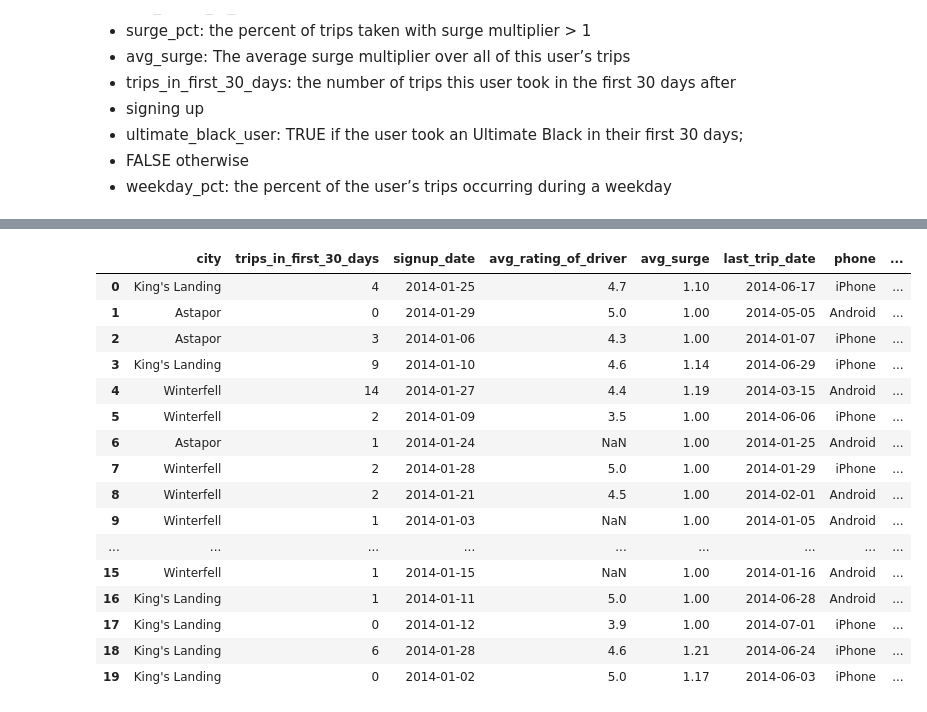
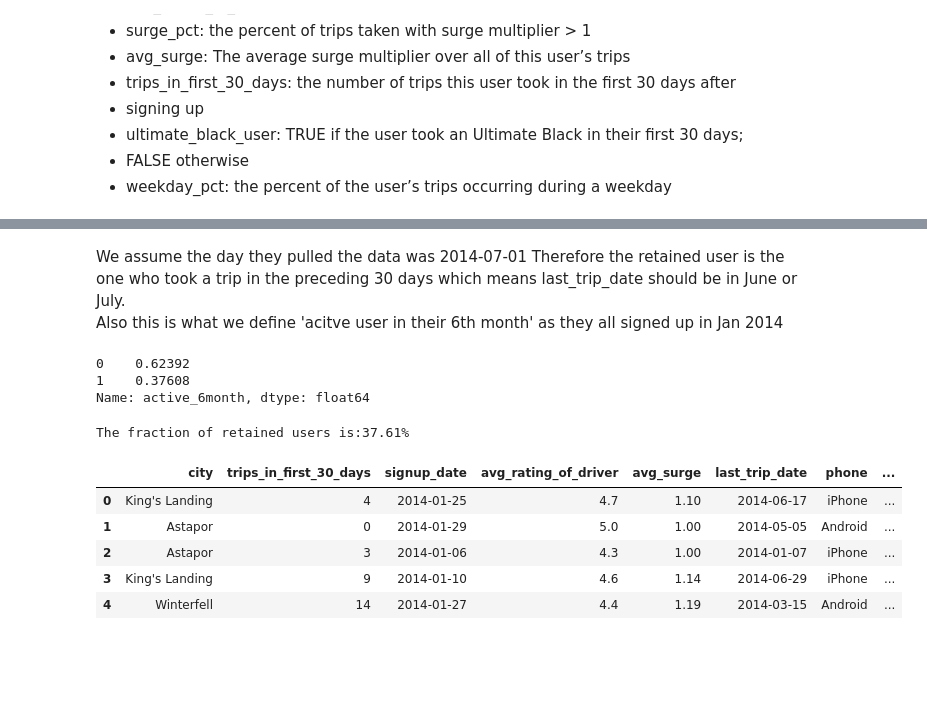
Before and after one commit to yoyo6022/Springboard-hands-on-project, a Jupyter notebook: ultimate_challenge/Ultimate_Challenge.ipynb, the cells around one changed output, grey strips where cells are left out. Cells and saved outputs as stored; diff of their text form; code cells hidden in the pictures; blank space fills up the shorter version.

```diff
--- a/ultimate_challenge/Ultimate_Challenge.ipynb
+++ b/ultimate_challenge/Ultimate_Challenge.ipynb
@@ -768,0 +803,2 @@ df2 = pd.read_json('ultimate_data_challenge.json')
+# %%
+df2.phone.fillna('None', inplace=True)
@@ -768,0 +832,4 @@ df2 = pd.read_json('ultimate_data_challenge.json')
+# %%
+# df2[['signup_date', 'last_trip_date' ]] = pd.to_datetime(df2[['signup_date', 'last_trip_date' ]],format='%Y-%m-%d')
+df2['signup_date'] = pd.to_datetime(df2['signup_date'])
+df2['last_trip_date'] = pd.to_datetime(df2['last_trip_date'])
@@ -769,20 +842,25 @@ df2 = pd.read_json('ultimate_data_challenge.json')
+# %% [markdown]
+We assume the day they pulled the data was 2014-07-01
+Therefore the retained user is the one who took a trip in the preceding 30 days which means last_trip_date should be in June or July.
+<br>Also this is what we define 'acitve user in their 6th month' as they all signed up in Jan 2014
+# %%
+df2['active_6month'] = np.where((df2.last_trip_date.map(lambda x: x.month)>=6),1,0)
+retained_pct = df2.active_6month.value_counts(normalize=True)
+retained_pct
+# %% [output]
+0    0.62392
+1    0.37608
+Name: active_6month, dtype: float64
+# %%
+print('The fraction of retained users is:{:.2%}'.format(retained_pct[1]))
+# %% [output]
+The fraction of retained users is:37.61%
 # %%
-df2.head(20)
+df2.head()
 # %% [output]
 |  | city | trips_in_first_30_days | signup_date | avg_rating_of_driver | avg_surge | last_trip_date | phone | ... |
 | 0 | King's Landing | 4 | 2014-01-25 | 4.7 | 1.10 | 2014-06-17 | iPhone | ... |
 | 1 | Astapor | 0 | 2014-01-29 | 5.0 | 1.00 | 2014-05-05 | Android | ... |
 | 2 | Astapor | 3 | 2014-01-06 | 4.3 | 1.00 | 2014-01-07 | iPhone | ... |
 | 3 | King's Landing | 9 | 2014-01-10 | 4.6 | 1.14 | 2014-06-29 | iPhone | ... |
 | 4 | Winterfell | 14 | 2014-01-27 | 4.4 | 1.19 | 2014-03-15 | Android | ... |
-| 5 | Winterfell | 2 | 2014-01-09 | 3.5 | 1.00 | 2014-06-06 | iPhone | ... |
-| 6 | Astapor | 1 | 2014-01-24 | NaN | 1.00 | 2014-01-25 | Android | ... |
-| 7 | Winterfell | 2 | 2014-01-28 | 5.0 | 1.00 | 2014-01-29 | iPhone | ... |
-| 8 | Winterfell | 2 | 2014-01-21 | 4.5 | 1.00 | 2014-02-01 | Android | ... |
-| 9 | Winterfell | 1 | 2014-01-03 | NaN | 1.00 | 2014-01-05 | Android | ... |
-| ... | ... | ... | ... | ... | ... | ... | ... | ... |
-| 15 | Winterfell | 1 | 2014-01-15 | NaN | 1.00 | 2014-01-16 | Android | ... |
-| 16 | King's Landing | 1 | 2014-01-11 | 5.0 | 1.00 | 2014-06-28 | Android | ... |
-| 17 | King's Landing | 0 | 2014-01-12 | 3.9 | 1.00 | 2014-07-01 | iPhone | ... |
-| 18 | King's Landing | 6 | 2014-01-28 | 4.6 | 1.21 | 2014-06-24 | iPhone | ... |
-| 19 | King's Landing | 0 | 2014-01-02 | 5.0 | 1.17 | 2014-06-03 | iPhone | ... |
```
Also changed, not shown: parts of 96 cells of this notebook.
